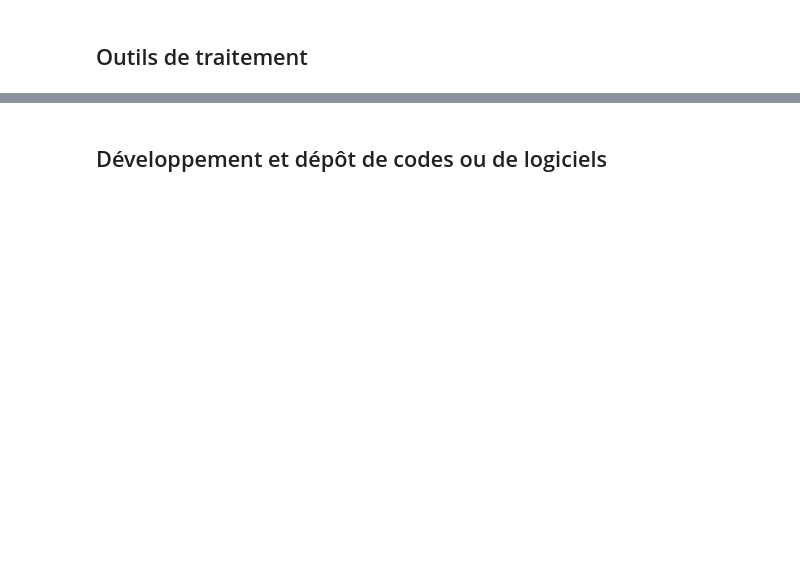
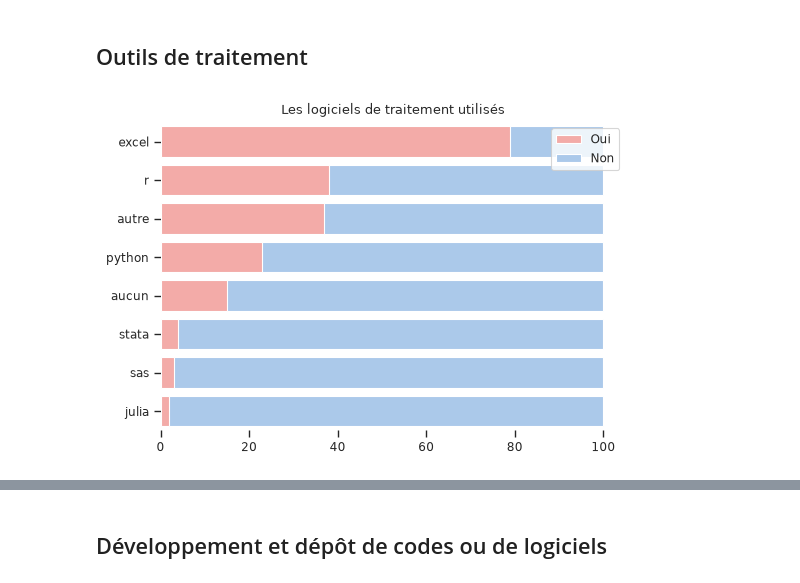
Before and after one commit to luneauaymeric/enquete_SO_p8, a Jupyter notebook: script_analyse/stat_descriptive/production_et_analyse_donnees.ipynb, the cells around one changed output, grey strips where cells are left out. Drawn from its saved outputs; the diff is of its cells as text; code cells hidden in the pictures; blank space fills up the shorter version.

```diff
--- a/script_analyse/stat_descriptive/production_et_analyse_donnees.ipynb
+++ b/script_analyse/stat_descriptive/production_et_analyse_donnees.ipynb
@@ -190,23 +274,32 @@ for x in df_col.label.loc[(df_col.question_family=="q5")& ((~df_col.label.str.co
 # %%
 # Initialize the matplotlib figure
 fig, ax = plt.subplots(1, figsize=(6,4))
 
 # Plot the total crashes
 sns.set_color_codes("pastel")
 
 col = "logiciel_traitement"
 sns.barplot(x="total_freq", y=col, data=gb_q5.sort_values("nb", ascending=False),
             label="Non", color="b", ax=ax)
 sns.barplot(x="nb", y=col, data=gb_q5.sort_values("nb", ascending=False),
             label="freq", color="r", ax=ax)
 titre = "Les logiciels de traitement utilisés"
 ax.yaxis.set_label_text("")
 ax.xaxis.set_label_text("")
 ax.set_title(titre.replace("<i>","(").replace("</i>",")"))
 
+handles, labels = plt.gca().get_legend_handles_labels()
+order = [1,0]
+
+#add legend to plot
+
+ax.legend([handles[idx] for idx in order],["Oui","Non"])
+
 
 sns.despine(left=True, bottom=True)
 plt.savefig(f"./viz/logiciel_traitement.png", bbox_inches='tight', dpi = 200)
+# %% [output]
+[figure, added]
 # %%
 # Initialize the matplotlib figure
 fig, ax = plt.subplots(1, figsize=(6,10))
```
Also changed, not shown: parts of 47 cells of this notebook, 8 other files.
